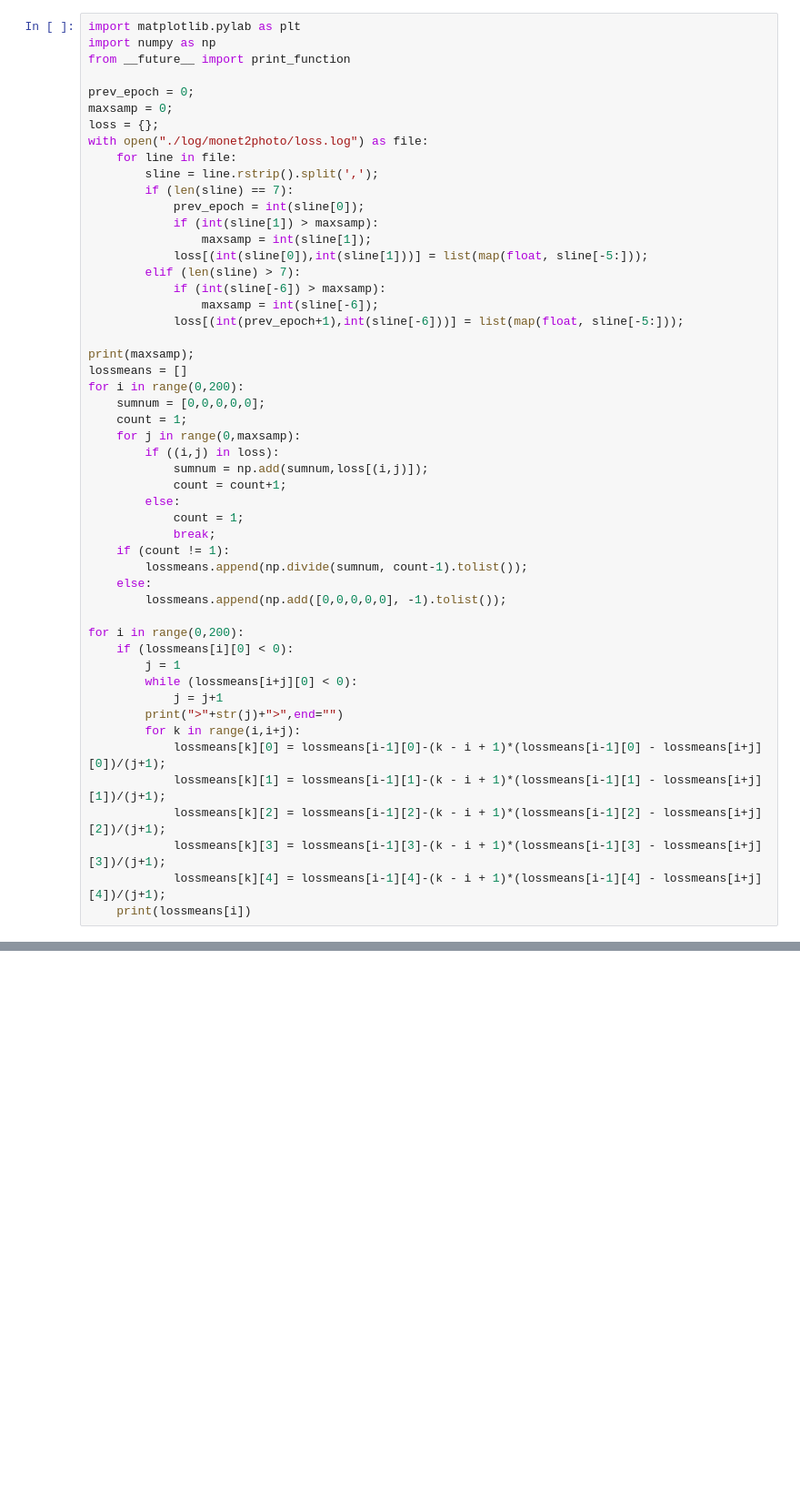
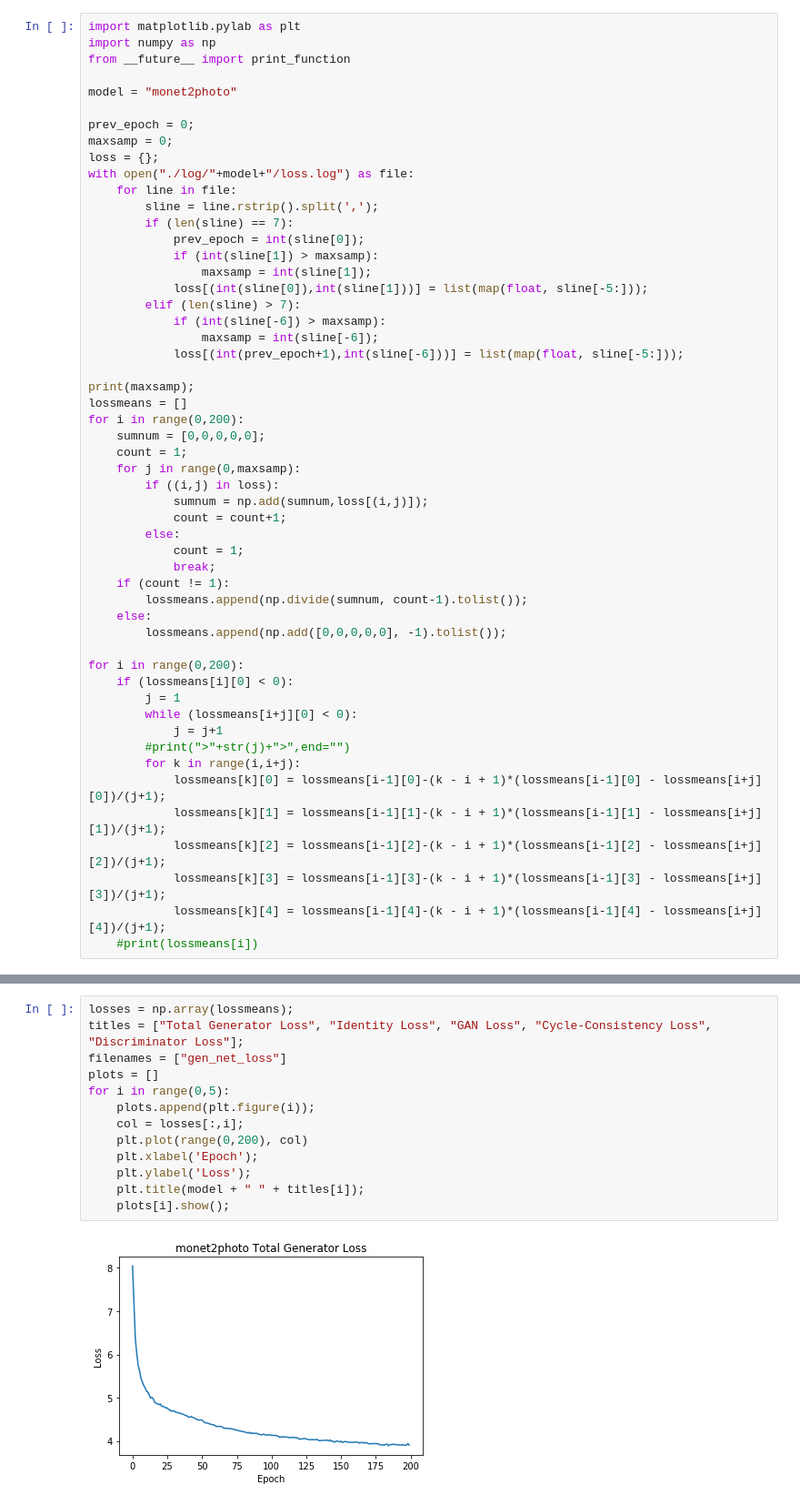
Before and after one commit to nathanrgodwin/CycleGAN, a Jupyter notebook: log_cleaner.ipynb, the cells around one changed output, grey strips where cells are left out. Shown at 91% size. Cells and saved outputs as stored; diff of their text form; blank space fills up the shorter version.

Commit message:
Added plotting

```diff
--- a/log_cleaner.ipynb
+++ b/log_cleaner.ipynb
@@ -3,10 +3,12 @@ import matplotlib.pylab as plt
 import numpy as np
 from __future__ import print_function
 
+model = "monet2photo"
+
 prev_epoch = 0;
 maxsamp = 0;
 loss = {};
-with open("./log/monet2photo/loss.log") as file:
+with open("./log/"+model+"/loss.log") as file:
     for line in file:
         sline = line.rstrip().split(',');
         if (len(sline) == 7):
@@ -41,13 +43,13 @@ for i in range(0,200):
         j = 1
         while (lossmeans[i+j][0] < 0):
             j = j+1
-        print(">"+str(j)+">",end="")
+        #print(">"+str(j)+">",end="")
         for k in range(i,i+j):
             lossmeans[k][0] = lossmeans[i-1][0]-(k - i + 1)*(lossmeans[i-1][0] - lossmeans[i+j][0])/(j+1);
             lossmeans[k][1] = lossmeans[i-1][1]-(k - i + 1)*(lossmeans[i-1][1] - lossmeans[i+j][1])/(j+1);
             lossmeans[k][2] = lossmeans[i-1][2]-(k - i + 1)*(lossmeans[i-1][2] - lossmeans[i+j][2])/(j+1);
             lossmeans[k][3] = lossmeans[i-1][3]-(k - i + 1)*(lossmeans[i-1][3] - lossmeans[i+j][3])/(j+1);
             lossmeans[k][4] = lossmeans[i-1][4]-(k - i + 1)*(lossmeans[i-1][4] - lossmeans[i+j][4])/(j+1);
-    print(lossmeans[i])
+    #print(lossmeans[i])
 # %% [output]
 6286
@@ -72,0 +56,15 @@ for i in range(0,200):
+# %%
+losses = np.array(lossmeans);
+titles = ["Total Generator Loss", "Identity Loss", "GAN Loss", "Cycle-Consistency Loss", "Discriminator Loss"];
+filenames = ["gen_net_loss"]
+plots = []
+for i in range(0,5):
+    plots.append(plt.figure(i));
+    col = losses[:,i];
+    plt.plot(range(0,200), col)
+    plt.xlabel('Epoch');
+    plt.ylabel('Loss');
+    plt.title(model + " " + titles[i]);
+    plots[i].show();
+# %% [output]
+[figure, added]
```
Also changed, not shown: parts of 3 cells of this notebook.
